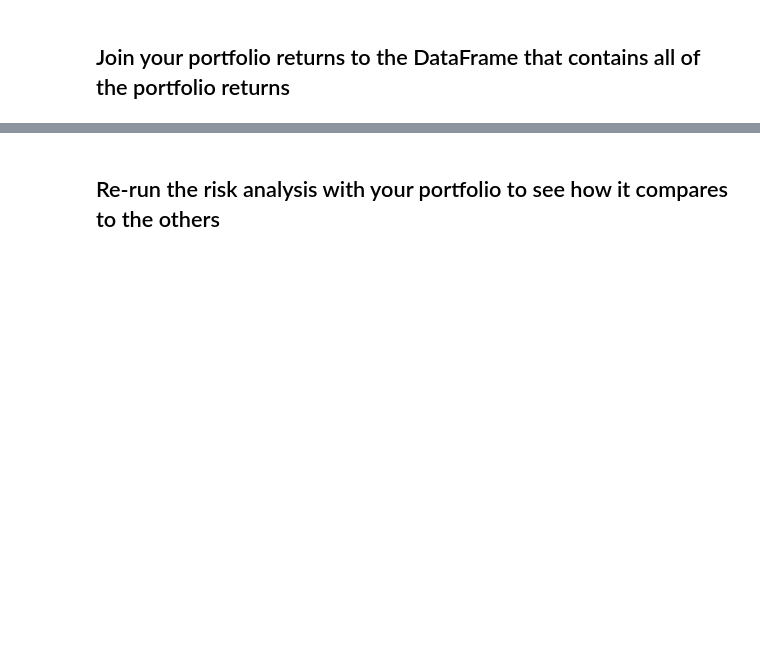
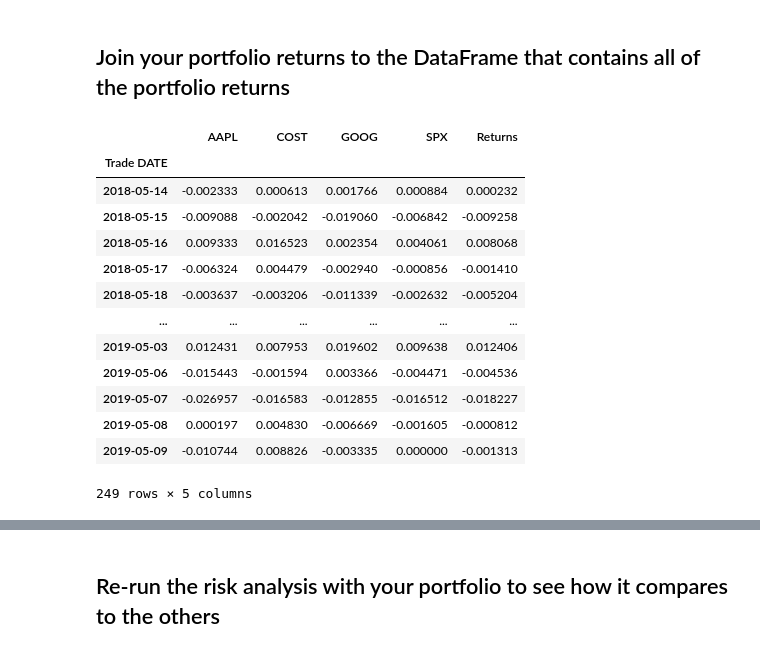
Before and after one commit to iAmSeanzie/WhaleOfAProject, a Jupyter notebook: whale_analysis.ipynb, the cells around one changed output, grey strips where cells are left out. Drawn from its saved outputs; the diff is of its cells as text; code cells hidden in the pictures; blank space fills up the shorter version.

```diff
--- a/whale_analysis.ipynb
+++ b/whale_analysis.ipynb
@@ -529,6 +522,7 @@ combined_stocks_df = combined_stocks_df.sort_index()
 # %%
 # Reorganize portfolio data by having a column per symbol
 combined_stocks_df.reset_index(inplace=True)
+combined_stocks_df = pd.concat([apple, google, costco, spx], axis = 'rows', join = 'inner')
 combined_stocks_df = combined_stocks_df.pivot_table(values='NOCP',  index='Trade DATE', columns='Symbol')
 combined_stocks_df.head()
 # %% [output]
@@ -538,6 +538,7 @@ ValueError: Grouper for 'Symbol' not 1-dimensional
 daily_returns_combined = combined_stocks_df.pct_change()
 daily_returns_combined.head()
 # Drop NAs
-daily_returns_combined.dropna()
+daily_returns_combined = daily_returns_combined.dropna()
 # Display sample data
+daily_returns_combined
 # %% [output]
@@ -546,8 +560,10 @@ TypeError: unsupported operand type(s) for /: 'str' and 'str'
 ## Calculate the weighted returns for the portfolio assuming an equal number of shares for each stock
 # %%
 # Set weights
-weights = [1/3, 1/3, 1/3]
+weights = [1/4, 1/4, 1/4, 1/4]
 
 # Calculate portfolio return
+portfolio_returns = daily_returns_combined.dot(weights)
 
 # Display sample data
+portfolio_returns.head()
@@ -555,5 +579,26 @@ weights = [1/3, 1/3, 1/3]
 ## Join your portfolio returns to the DataFrame that contains all of the portfolio returns
 # %%
 # Join your returns DataFrame to the original returns DataFrame
+new_combined = pd.DataFrame({'AAPL': daily_returns_combined['AAPL'],
+    'COST': daily_returns_combined['COST'],
+    'GOOG': daily_returns_combined['GOOG'],
+    'SPX': daily_returns_combined['SPX'],
+    'Returns': portfolio_returns})
+new_combined
+# %% [output]
+|  | AAPL | COST | GOOG | SPX | Returns |
+| Trade DATE |  |  |  |  |  |
+| 2018-05-14 | -0.002333 | 0.000613 | 0.001766 | 0.000884 | 0.000232 |
+| 2018-05-15 | -0.009088 | -0.002042 | -0.019060 | -0.006842 | -0.009258 |
+| 2018-05-16 | 0.009333 | 0.016523 | 0.002354 | 0.004061 | 0.008068 |
+| 2018-05-17 | -0.006324 | 0.004479 | -0.002940 | -0.000856 | -0.001410 |
+| 2018-05-18 | -0.003637 | -0.003206 | -0.011339 | -0.002632 | -0.005204 |
+| ... | ... | ... | ... | ... | ... |
+| 2019-05-03 | 0.012431 | 0.007953 | 0.019602 | 0.009638 | 0.012406 |
+| 2019-05-06 | -0.015443 | -0.001594 | 0.003366 | -0.004471 | -0.004536 |
+| 2019-05-07 | -0.026957 | -0.016583 | -0.012855 | -0.016512 | -0.018227 |
+| 2019-05-08 | 0.000197 | 0.004830 | -0.006669 | -0.001605 | -0.000812 |
+| 2019-05-09 | -0.010744 | 0.008826 | -0.003335 | 0.000000 | -0.001313 |
+249 rows × 5 columns
 # %%
 # Only compare dates where return data exists for all the stocks (drop NaNs)
```
Also changed, not shown: parts of 6 cells of this notebook, 1 other file.
